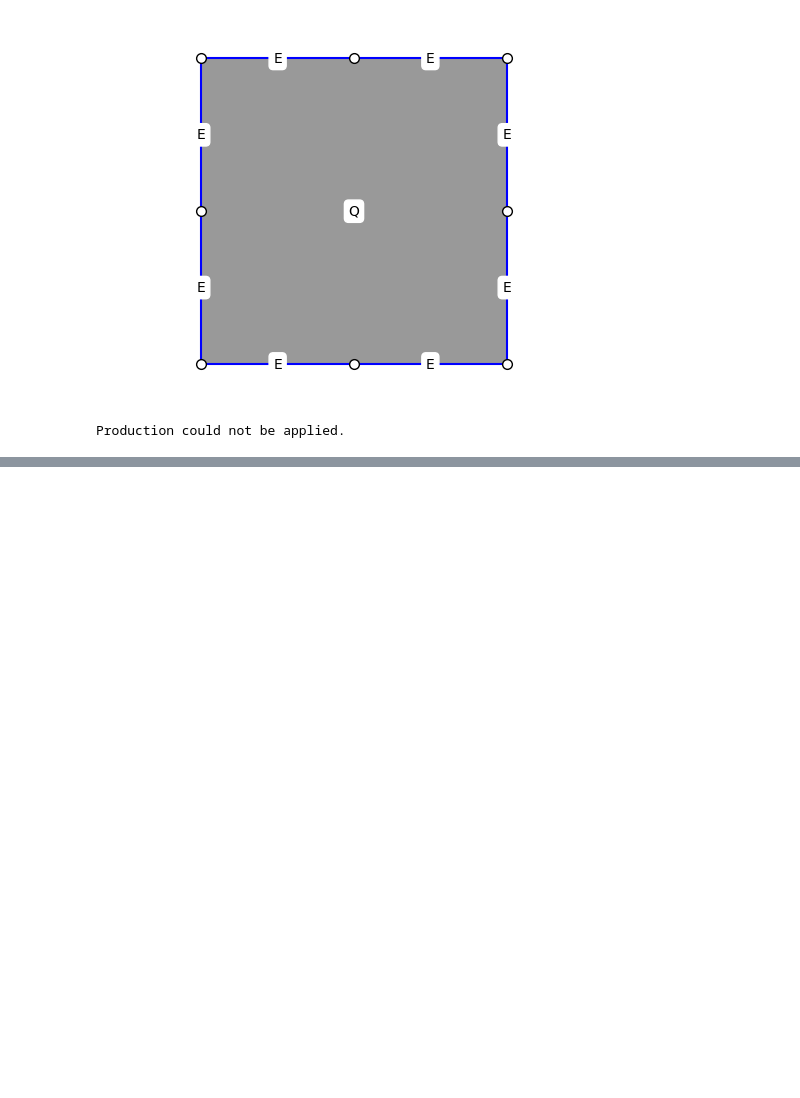
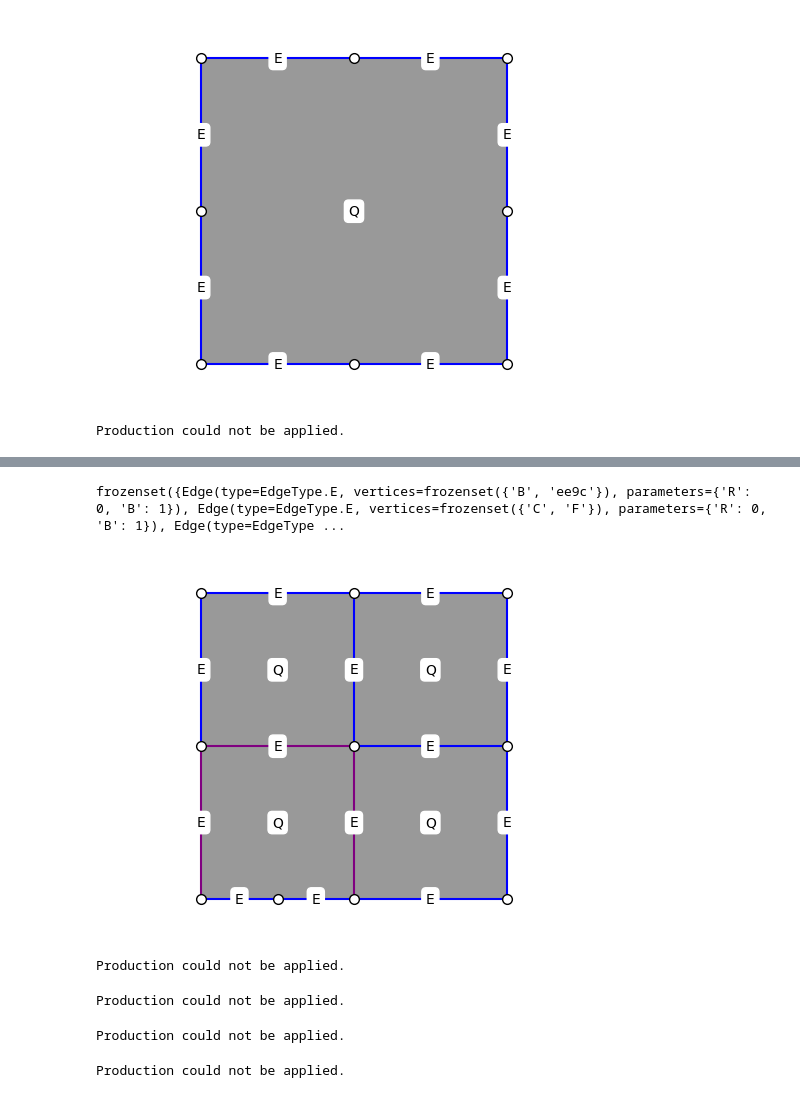
Before and after one commit to bartektempka/hypergraph-grammar-AGH, a Jupyter notebook: examples/prod4_example.ipynb, the cells around one changed output, grey strips where cells are left out. Drawn from its saved outputs; the diff is of its cells as text; code cells hidden in the pictures; blank space fills up the shorter version.

```diff
--- a/examples/prod4_example.ipynb
+++ b/examples/prod4_example.ipynb
@@ -71,0 +153,56 @@ Production could not be applied.
+# %%
+from hypergrammar.productions.prod_4 import Prod4
+prod0 = Prod4()
+new_hg = prod0.apply(hg)
+if new_hg:
+#     print(new_hg.get_edges())
+    new_hg.draw(use_positional_parameters=True)
+else:
+    print("Production could not be applied.")
+# %% [output]
+frozenset({Edge(type=EdgeType.E, vertices=frozenset({'B', 'ee9c'}), parameters={'R': 0, 'B': 1}), Edge(type=EdgeType.E, vertices=frozenset({'C', 'F'}), parameters={'R': 0, 'B': 1}), Edge(type=EdgeType ...
+[figure, added]
+# %%
+from hypergrammar.productions.prod_4 import Prod4
+prod0 = Prod4()
+new_hg = prod0.apply(hg)
+if new_hg:
+#     print(new_hg.get_edges())
+    new_hg.draw(use_positional_parameters=True)
+else:
+    print("Production could not be applied.")
+# %% [output]
+Production could not be applied.
+# %%
+from hypergrammar.productions.prod_4 import Prod4
+prod0 = Prod4()
+new_hg = prod0.apply(hg)
+if new_hg:
+#     print(new_hg.get_edges())
+    new_hg.draw(use_positional_parameters=True)
+else:
+    print("Production could not be applied.")
+# %% [output]
+Production could not be applied.
+# %%
+from hypergrammar.productions.prod_4 import Prod4
+prod0 = Prod4()
+new_hg = prod0.apply(hg)
+if new_hg:
+    print(new_hg.get_edges())
+    new_hg.draw(use_positional_parameters=True)
+else:
+    print("Production could not be applied.")
+# %% [output]
+Production could not be applied.
+# %%
+from hypergrammar.productions.prod_4 import Prod4
+prod0 = Prod4()
+new_hg = prod0.apply(hg)
+if new_hg:
+    print(new_hg.get_edges())
+    new_hg.draw(use_positional_parameters=True)
+else:
+    print("Production could not be applied.")
+# %% [output]
+Production could not be applied.
```
Also changed, not shown: parts of 7 cells of this notebook.
